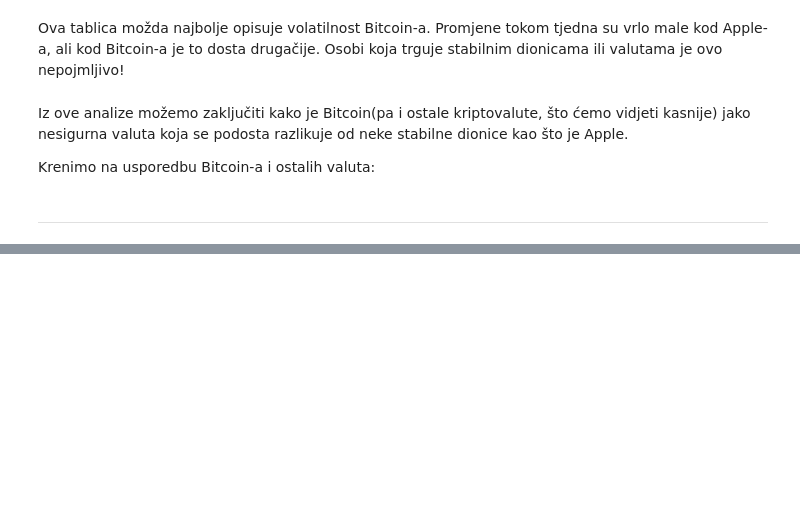
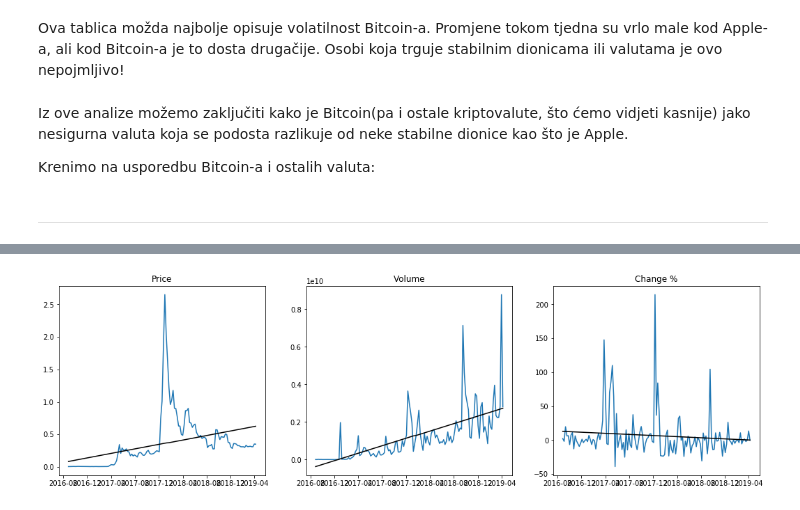
Before and after one commit to DRavlic/Cryptocurrency-Analysis, a Jupyter notebook: Cryptocurrencies.ipynb, the cells around one changed output, grey strips where cells are left out. Cells and saved outputs as stored; diff of their text form; code cells hidden in the pictures; blank space fills up the shorter version.

```diff
--- a/Cryptocurrencies.ipynb
+++ b/Cryptocurrencies.ipynb
@@ -413,0 +537,4 @@ Krenimo na usporedbu Bitcoin-a i ostalih valuta:
+# %%
+plotaj_tablicu(ripple2)
+# %% [output]
+[figure, added]
```
Also changed, not shown: parts of 47 cells of this notebook.
